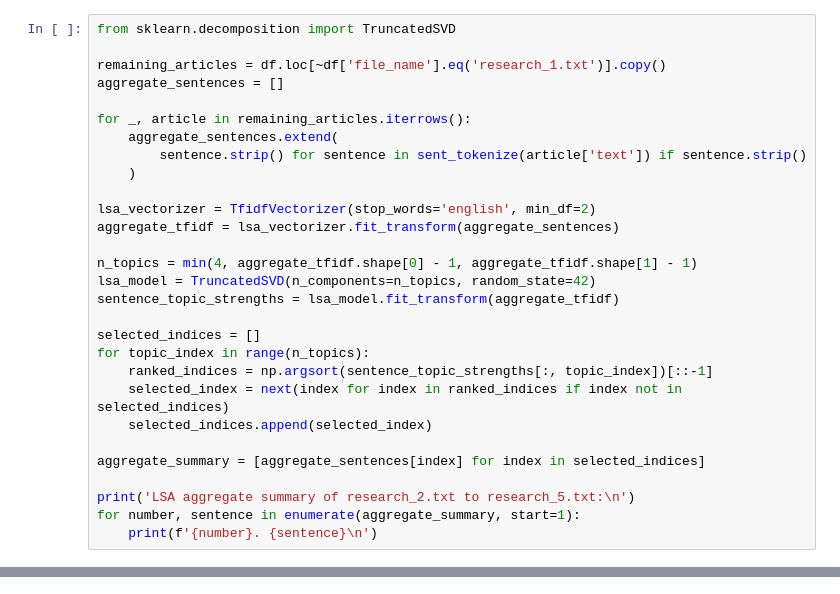
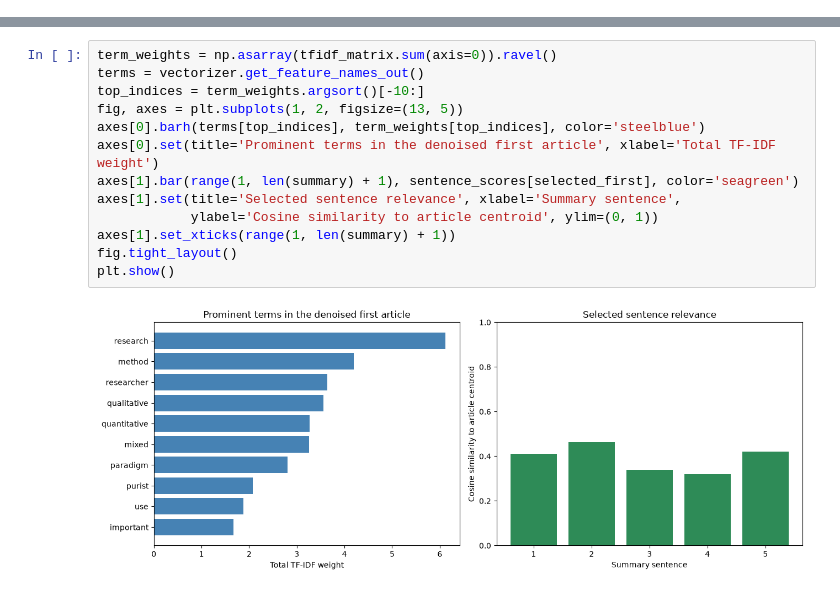
Before and after one commit to MakomaneTau/ITNPA_Assignment, a Jupyter notebook: Notebooks/Question 3/Notebook.ipynb, the cells around one changed output, grey strips where cells are left out. Drawn from its saved outputs; the diff is of its cells as text.

Commit message:
fix(notebook): improve article summaries and topic map rendering

```diff
--- a/Notebooks/Question 3/Notebook.ipynb
+++ b/Notebooks/Question 3/Notebook.ipynb
@@ -139,29 +0,0 @@ The four remaining articles (`research_2.txt` to `research_5.txt`) are summarise
-# %%
-from sklearn.decomposition import TruncatedSVD
-
-remaining_articles = df.loc[~df['file_name'].eq('research_1.txt')].copy()
-aggregate_sentences = []
-
-for _, article in remaining_articles.iterrows():
-    aggregate_sentences.extend(
-        sentence.strip() for sentence in sent_tokenize(article['text']) if sentence.strip()
-    )
-
-lsa_vectorizer = TfidfVectorizer(stop_words='english', min_df=2)
-aggregate_tfidf = lsa_vectorizer.fit_transform(aggregate_sentences)
-
-n_topics = min(4, aggregate_tfidf.shape[0] - 1, aggregate_tfidf.shape[1] - 1)
-lsa_model = TruncatedSVD(n_components=n_topics, random_state=42)
-sentence_topic_strengths = lsa_model.fit_transform(aggregate_tfidf)
-
-selected_indices = []
-for topic_index in range(n_topics):
-    ranked_indices = np.argsort(sentence_topic_strengths[:, topic_index])[::-1]
-    selected_index = next(index for index in ranked_indices if index not in selected_indices)
-    selected_indices.append(selected_index)
-
-aggregate_summary = [aggregate_sentences[index] for index in selected_indices]
-
-print('LSA aggregate summary of research_2.txt to research_5.txt:\n')
-for number, sentence in enumerate(aggregate_summary, start=1):
-    print(f'{number}. {sentence}\n')
@@ -193,0 +319,15 @@ plt.show()
+# %%
+term_weights = np.asarray(tfidf_matrix.sum(axis=0)).ravel()
+terms = vectorizer.get_feature_names_out()
+top_indices = term_weights.argsort()[-10:]
+fig, axes = plt.subplots(1, 2, figsize=(13, 5))
+axes[0].barh(terms[top_indices], term_weights[top_indices], color='steelblue')
+axes[0].set(title='Prominent terms in the denoised first article', xlabel='Total TF-IDF weight')
+axes[1].bar(range(1, len(summary) + 1), sentence_scores[selected_first], color='seagreen')
+axes[1].set(title='Selected sentence relevance', xlabel='Summary sentence',
+            ylabel='Cosine similarity to article centroid', ylim=(0, 1))
+axes[1].set_xticks(range(1, len(summary) + 1))
+fig.tight_layout()
+plt.show()
+# %% [output]
+[figure, added]
```
Also changed, not shown: parts of 27 cells of this notebook, 1 other file.
